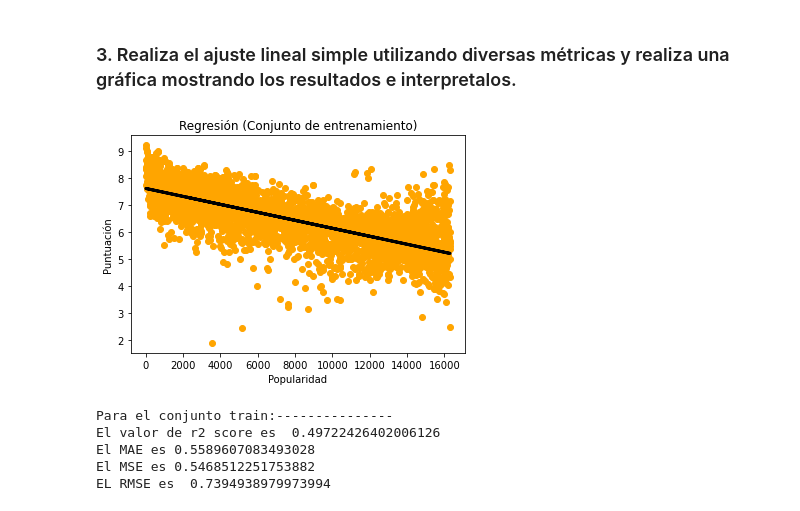
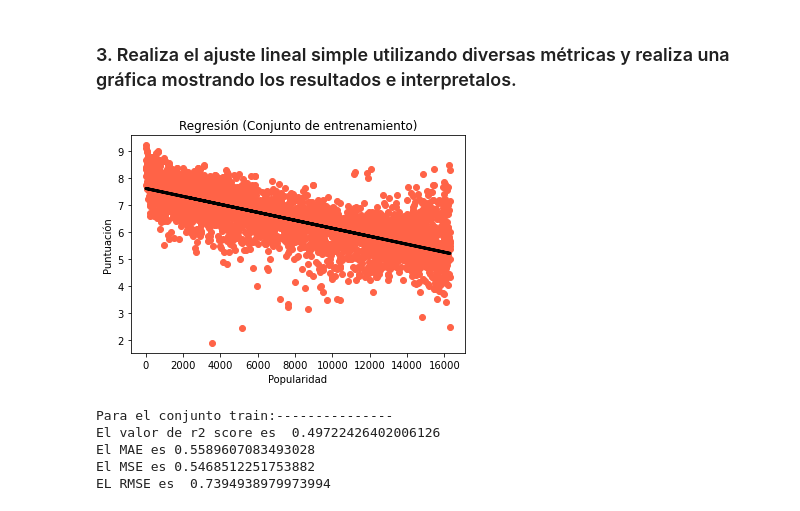
Before and after one commit to Adalab/Adalab-DA-promo-A-module-3-pairprog-3-pair-4-Alicia-Lidia, a Jupyter notebook: Regresión/Regresión 1/Pair_regresion_I.ipynb, the cells around one changed output. Saved outputs shown, nothing was run; the diff lists cells and outputs as text; code cells hidden in the pictures.

```diff
--- a/Regresión/Regresión 1/Pair_regresion_I.ipynb
+++ b/Regresión/Regresión 1/Pair_regresion_I.ipynb
@@ -157,14 +157,14 @@ LR.fit(x_train, y_train)
 y_predict_train = LR.predict(x_train)
 y_prediction = LR.predict(x_test)
 # %%
-plt.scatter(x_test,y_test,color="orange")
+plt.scatter(x_test,y_test,color="tomato")
 plt.plot(x_test,y_prediction,color="black",linewidth=3)
 plt.title('Regresión (Conjunto de entrenamiento)')
 plt.xlabel('Popularidad')
 plt.ylabel('Puntuación')
 plt.show()
 # %% [output]
-[figure, old version]
+[figure, new version]
 # %%
 # Para el conjunto de entrenamiento las méticas han sido
 print('Para el conjunto train:---------------')
```
Also changed, not shown: parts of 3 cells of this notebook, 1 other file.
